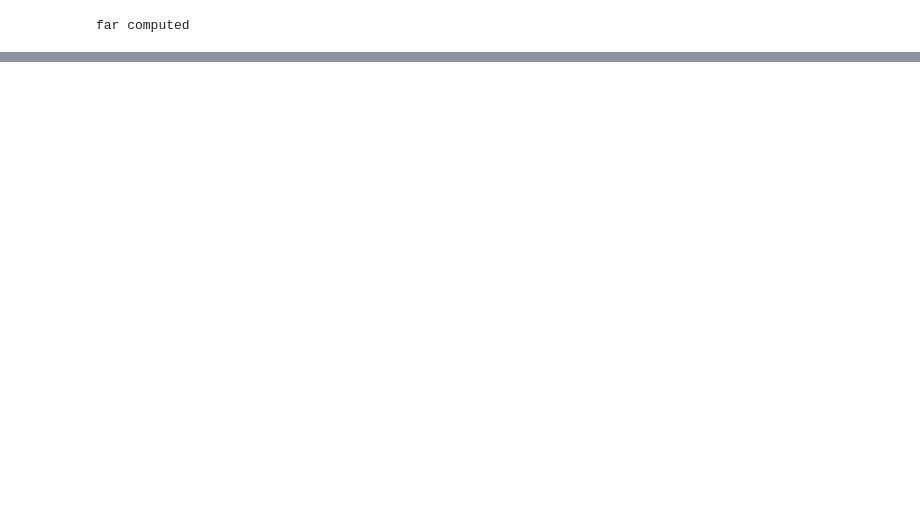
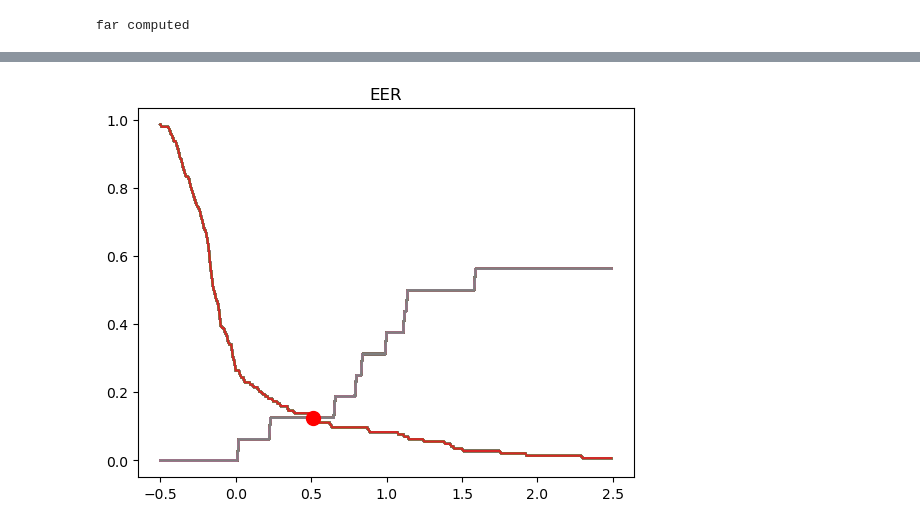
Before and after one commit to Davidjames9610/ubm, a Jupyter notebook: gmm-ubm/speaker_verification_using_gmm.ipynb, the cells around one changed output, grey strips where cells are left out. Cells and saved outputs as stored; diff of their text form; code cells hidden in the pictures; blank space fills up the shorter version.

```diff
--- a/gmm-ubm/speaker_verification_using_gmm.ipynb
+++ b/gmm-ubm/speaker_verification_using_gmm.ipynb
@@ -459,0 +474,16 @@ plt.show()
+# %%
+# Equal Error tradeoff
+# the threshold where FRR and FAR meet is useful as a metric when comparing systems
+
+diff = (np.abs(far - frr))
+idx = np.argmin(diff)
+EERThreshold = thresholds[idx]
+EER = np.mean([far[idx], frr[idx]])
+
+plt.plot(thresholds, far)
+plt.plot(thresholds, frr)
+plt.plot(EERThreshold[0], EER, marker="o", markersize=10, markeredgecolor="red", markerfacecolor="red")
+plt.title('EER')
+plt.show()
+# %% [output]
+[figure, added]
```
Also changed, not shown: parts of 11 cells of this notebook.
